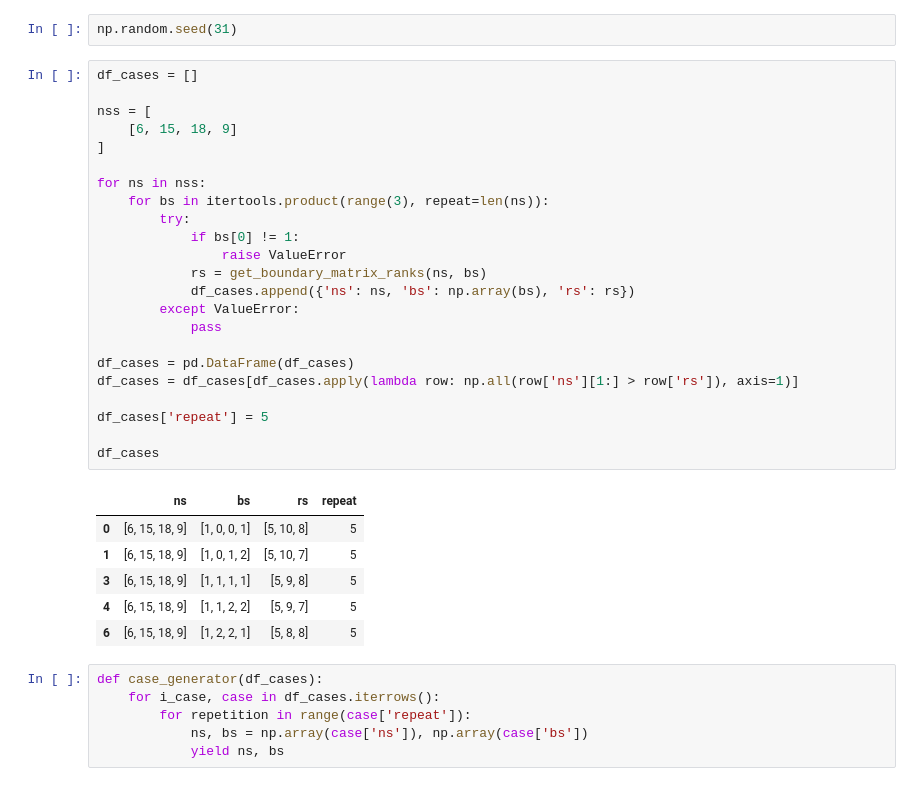
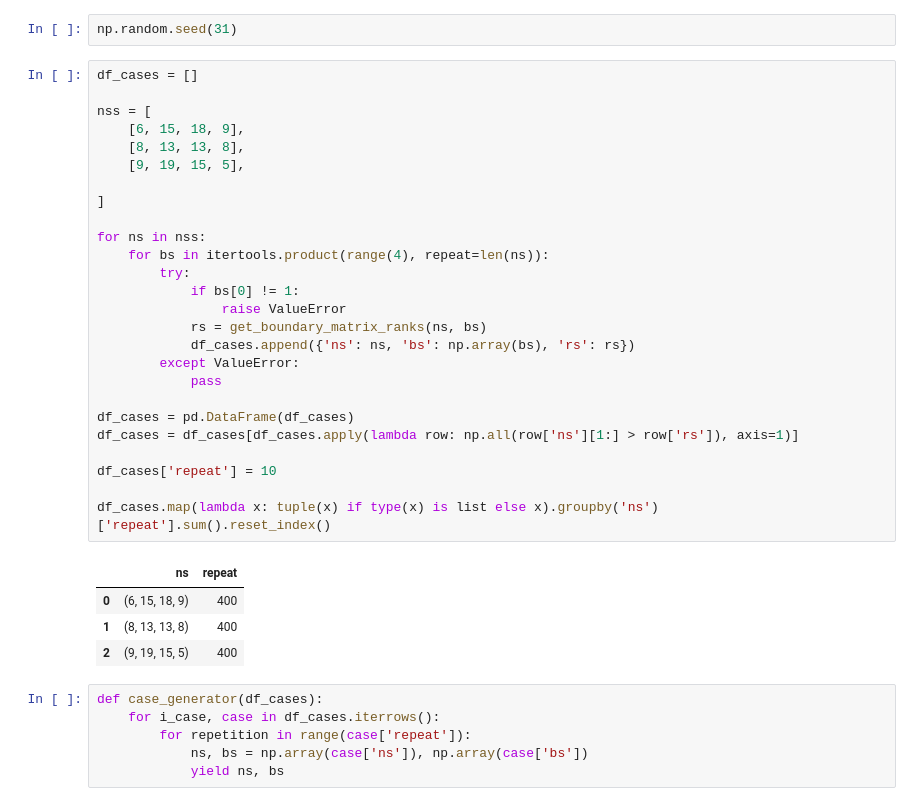
Before and after one commit to zimfv/depth-poset, a Jupyter notebook: notebooks/Check-Case-Abalysis.ipynb, the cells around one changed output. Drawn from its saved outputs; the diff is of its cells as text.

```diff
--- a/notebooks/Check-Case-Abalysis.ipynb
+++ b/notebooks/Check-Case-Abalysis.ipynb
@@ -1387,33 +1595,34 @@ np.random.seed(31)
 # %%
 df_cases = []
 
 nss = [
-    [6, 15, 18, 9]
+    [6, 15, 18, 9],
+    [8, 13, 13, 8],
+    [9, 19, 15, 5],
+
 ]
 
 for ns in nss:
-    for bs in itertools.product(range(3), repeat=len(ns)):
+    for bs in itertools.product(range(4), repeat=len(ns)):
         try:
             if bs[0] != 1:
                 raise ValueError
             rs = get_boundary_matrix_ranks(ns, bs)
             df_cases.append({'ns': ns, 'bs': np.array(bs), 'rs': rs})
         except ValueError:
             pass
 
 df_cases = pd.DataFrame(df_cases)
 df_cases = df_cases[df_cases.apply(lambda row: np.all(row['ns'][1:] > row['rs']), axis=1)]
 
-df_cases['repeat'] = 5
+df_cases['repeat'] = 10
 
-df_cases
+df_cases.map(lambda x: tuple(x) if type(x) is list else x).groupby('ns')['repeat'].sum().reset_index()
 # %% [output]
-|  | ns | bs | rs | repeat |
-| 0 | [6, 15, 18, 9] | [1, 0, 0, 1] | [5, 10, 8] | 5 |
-| 1 | [6, 15, 18, 9] | [1, 0, 1, 2] | [5, 10, 7] | 5 |
-| 3 | [6, 15, 18, 9] | [1, 1, 1, 1] | [5, 9, 8] | 5 |
-| 4 | [6, 15, 18, 9] | [1, 1, 2, 2] | [5, 9, 7] | 5 |
-| 6 | [6, 15, 18, 9] | [1, 2, 2, 1] | [5, 8, 8] | 5 |
+|  | ns | repeat |
+| 0 | (6, 15, 18, 9) | 400 |
+| 1 | (8, 13, 13, 8) | 400 |
+| 2 | (9, 19, 15, 5) | 400 |
 # %%
 def case_generator(df_cases):
     for i_case, case in df_cases.iterrows():
```
Also changed, not shown: parts of 40 cells of this notebook, 30 other files.
